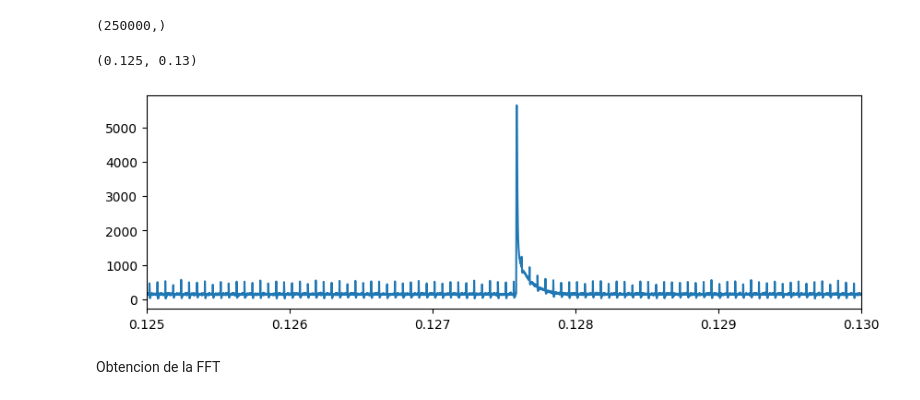
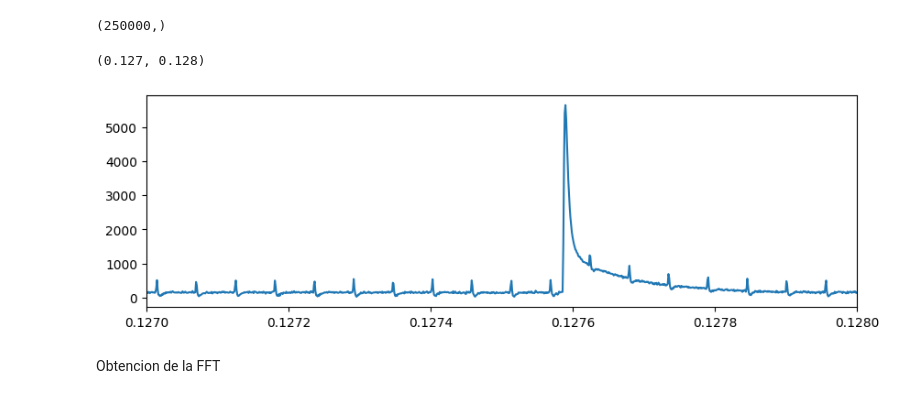
Before and after one commit to fabioc9675/KRIA_Starter_Guide, a Jupyter notebook: Kria_Test/XADC_DMA_PYNQ/Processing/Trapezoidal_other.ipynb, the cells around one changed output. Drawn from its saved outputs; the diff is of its cells as text; code cells hidden in the pictures.

```diff
--- a/Kria_Test/XADC_DMA_PYNQ/Processing/Trapezoidal_other.ipynb
+++ b/Kria_Test/XADC_DMA_PYNQ/Processing/Trapezoidal_other.ipynb
@@ -38,10 +38,10 @@ print(y.shape)
 # %%
 plt.figure(figsize=(10,3))
 plt.plot(t,y)
-plt.xlim([0.125,0.130])
+plt.xlim([0.127,0.128])
 # %% [output]
-(0.125, 0.13)
+(0.127, 0.128)
-[figure, old version]
+[figure, new version]
 # %% [markdown]
 Obtencion de la FFT
 # %%
```
Also changed, not shown: parts of 2 cells of this notebook, 1 other file.
